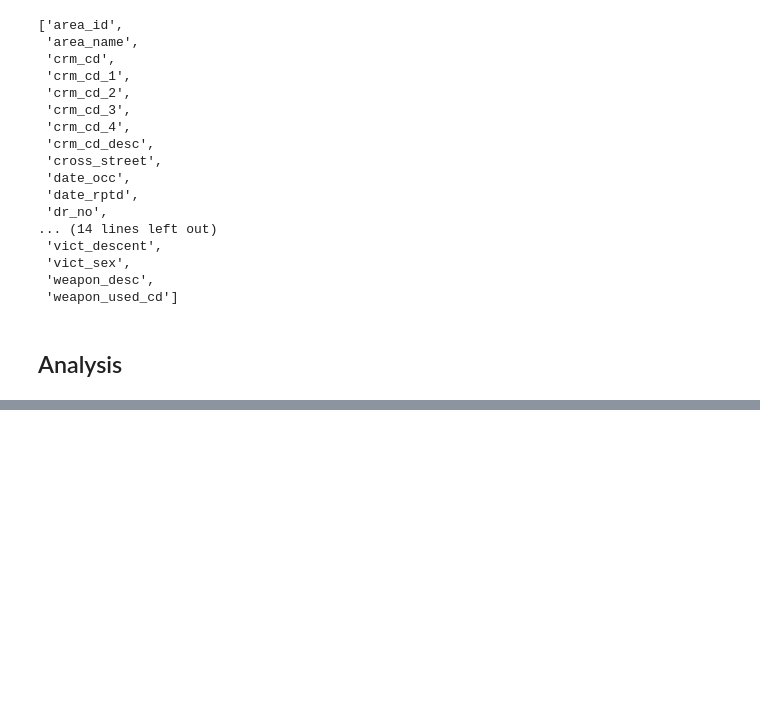
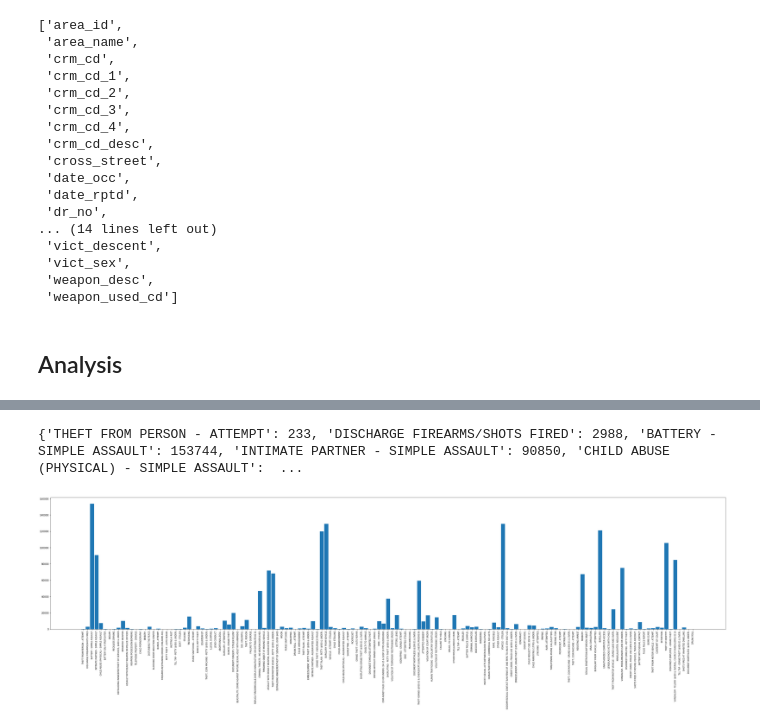
Before and after one commit to MaxwellWilliams/defogger, a Jupyter notebook: general_analysis.ipynb, the cells around one changed output, grey strips where cells are left out. Saved outputs shown, nothing was run; the diff lists cells and outputs as text; code cells hidden in the pictures; blank space fills up the shorter version.

```diff
--- a/general_analysis.ipynb
+++ b/general_analysis.ipynb
@@ -45,0 +83,25 @@ ImportError: No module named 'matplotlib'
+# %%
+crime_dist = {}
+
+def code_to_string(code):
+    if str(code) in crime_codes.keys():
+        return crime_codes[str(code)]
+    else:
+        print(str(code))
+
+for crime_code in df['crm_cd']:
+    if code_to_string(crime_code) in crime_dist.keys():
+        crime_dist[code_to_string(crime_code)] += 1
+    else:
+        crime_dist[code_to_string(crime_code)] = 1
+print(crime_dist)
+# %% [output]
+{'THEFT FROM PERSON - ATTEMPT': 233, 'DISCHARGE FIREARMS/SHOTS FIRED': 2988, 'BATTERY - SIMPLE ASSAULT': 153744, 'INTIMATE PARTNER - SIMPLE ASSAULT': 90850, 'CHILD ABUSE (PHYSICAL) - SIMPLE ASSAULT':  ...
+# %%
+plt.figure(figsize=(50,10))
+plt.bar(range(len(crime_dist)), list(crime_dist.values()), align='center', width=0.9)
+plt.xticks(range(len(crime_dist)), list(crime_dist.keys()), rotation=90)
+plt.tick_params(axis='x', which='major', labelsize='small')
+plt.show()
+# %% [output]
+[figure, added]
```
Also changed, not shown: parts of 9 cells of this notebook, 4 other files.
